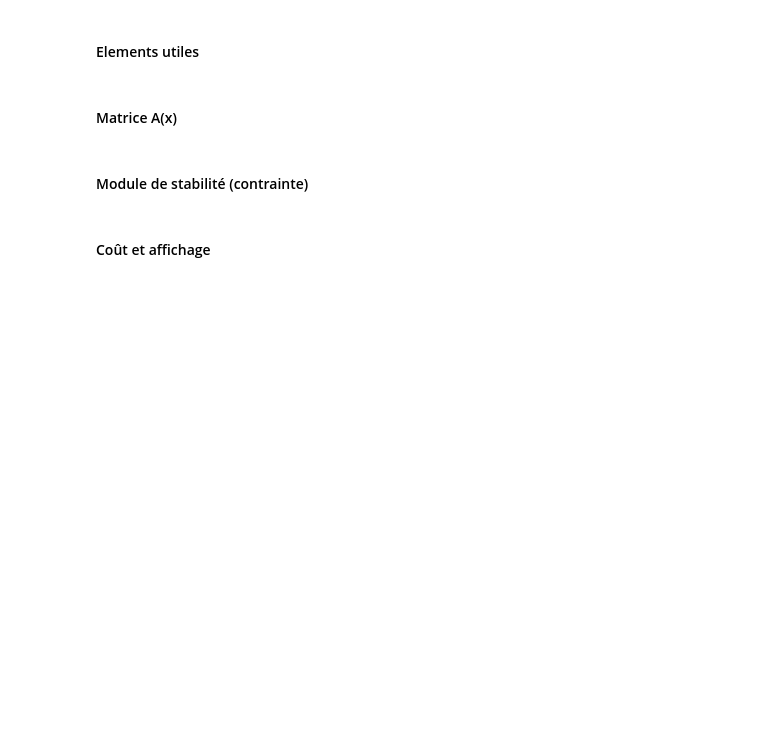
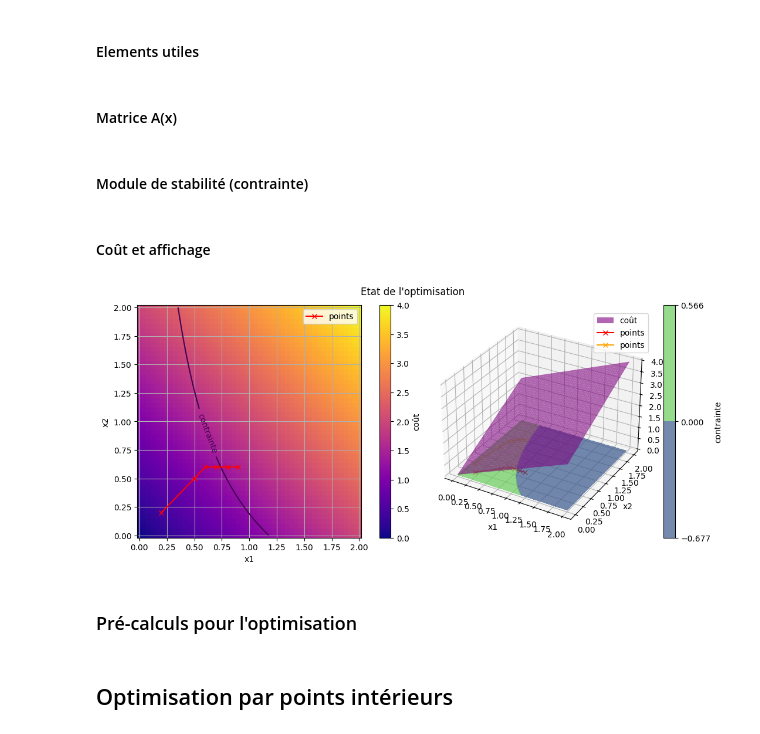
Before and after one commit to lattes314/Jupyter, a Jupyter notebook: optimManon.ipynb, the cells around one changed output. Cells and saved outputs as stored; diff of their text form; code cells hidden in the pictures; blank space fills up the shorter version.

Commit message:
Fonction de coût, affichage et préparation optim.

```diff
--- a/optimManon.ipynb
+++ b/optimManon.ipynb
@@ -87,13 +83,13 @@ def comparaison3DPlot(function_to_plot: Callable[[VectorArray],ScalarArray],
 # %%
-f = lambda points: points[0,:]+points[1,:]
-h = lambda points: points[0,:]**2+points[1,:]**2-1
+f_test = lambda points: points[0,:]+points[1,:]
+h_test = lambda points: points[0,:]**2+points[1,:]**2-1
 
 Xdomain = np.linspace(0,1)
 X,Y = np.meshgrid(Xdomain,Xdomain)
 points = np.array([[0.2, 0.5, 0.6, 0.7, 0.8, 0.9],
                    [0.2, 0.5, 0.6, 0.6, 0.6, 0.6]])
 
-comparaison3DPlot(f,[X,Y],h, points)
+comparaison3DPlot(f_test,[X,Y],h_test, points)
 # %% [output]
 [figure]
 # %% [markdown]
@@ -138,18 +134,36 @@ g1= geneGFonc(0.7, 2)
 g2= geneGFonc(0.5, 3)
 g3= geneGFonc(0.2, 4)
 
-def A(x: Vector) -> Matrix:
-    x1 = x[0,0]
-    x2 = x[0,1]
-    return np.diag([g1(0)-x1,g2(0)-x2,g3(0)]) +D
+def A(points: VectorArray) -> list[Matrix]:
+    """Fonction A optimisée pour le calcul."""
+    return [np.diag([g1(0)-p[0],g2(0)-p[1],g3(0)]) +D for p in points.T]
 # %% [markdown]
 #### Module de stabilité (contrainte)
 # %%
-def h(x: Vector) -> float:
+def h_old(x: Vector) -> float:
     eigv, eigp = np.linalg.eig(A(x))
     real = eigv.real
     return max(real)
+
+def h(points: VectorArray) -> ScalarArray:
+    """Fonction h optimisée pour le calcul."""
+    return np.array([np.max(np.linalg.eig(matA)[0].real) for matA in A(points)])
 # %% [markdown]
 #### Coût et affichage
 # %%
-def f(x):
+def f(points: VectorArray) -> ScalarArray:
+    """Fonction de coût f optimisée."""
+    return points[0,:]+points[1,:]
+# %%
+Xdomain = np.linspace(0,2)
+X,Y = np.meshgrid(Xdomain,Xdomain)
+points = np.array([[0.2, 0.5, 0.6, 0.7, 0.8, 0.9],
+                   [0.2, 0.5, 0.6, 0.6, 0.6, 0.6]])
+
+comparaison3DPlot(f,[X,Y],h, points)
+# %% [output]
+[figure, added]
+# %% [markdown]
+### Pré-calculs pour l'optimisation
+# %% [markdown]
+## Optimisation par points intérieurs
```
Also changed, not shown: parts of 5 cells of this notebook.
